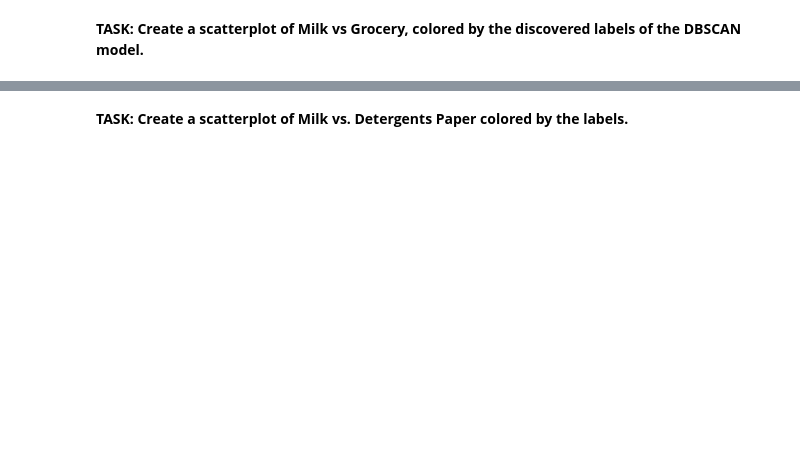
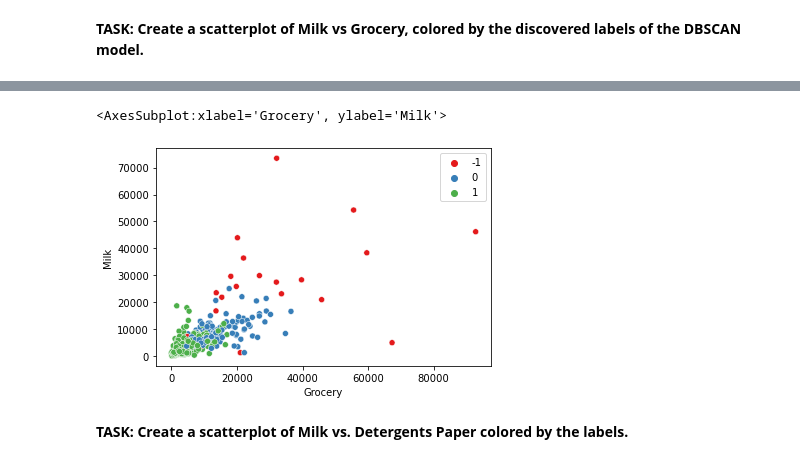
Before and after one commit to yohn-dezmon/dbscan-outlier-exercise, a Jupyter notebook: 02-DBSCAN-Project-Exercise.ipynb, the cells around one changed output, grey strips where cells are left out. Drawn from its saved outputs; the diff is of its cells as text; code cells hidden in the pictures; blank space fills up the shorter version.

```diff
--- a/02-DBSCAN-Project-Exercise.ipynb
+++ b/02-DBSCAN-Project-Exercise.ipynb
@@ -197,2 +196,10 @@ DBSCAN(eps=2)
+# %%
+# increasing epsilon --> less outliers
+# too large of an epsilon == no outliers (even if there actually are)
+# there appears to be an inflection point at 2.0 in the graph above so I'll
+# use that
+model = DBSCAN(eps=2.0,min_samples=num_features)
+model.fit(df_scaled)
+labels = model.labels_
 # %% [markdown]
 **TASK: Create a scatterplot of Milk vs Grocery, colored by the discovered labels of the DBSCAN model.**
@@ -205,2 +206,7 @@ DBSCAN(eps=2)
+# %%
+sns.scatterplot(data=df, x='Grocery', y='Milk', hue=labels, palette='Set1')
+# %% [output]
+<AxesSubplot:xlabel='Grocery', ylabel='Milk'>
+[figure, added]
 # %% [markdown]
 **TASK: Create a scatterplot of Milk vs. Detergents Paper colored by the labels.**
```
Also changed, not shown: parts of 34 cells of this notebook.
